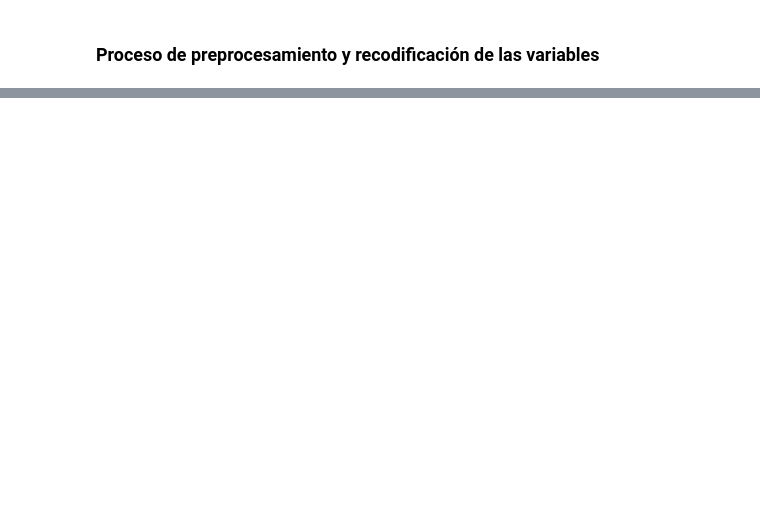
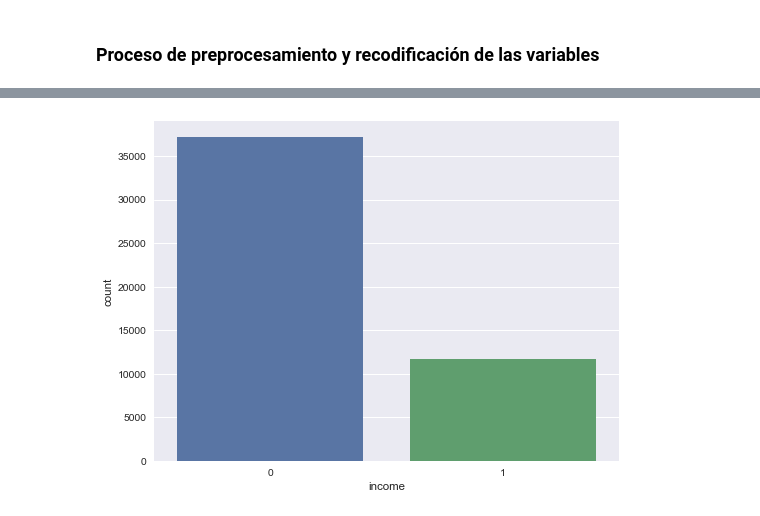
Before and after one commit to antosource/CursoDataScience, a Jupyter notebook: FundamentosDataScience/PruebaSalida/Hito2/Determinantes_del_ingreso.ipynb, the cells around one changed output, grey strips where cells are left out. Cells and saved outputs as stored; diff of their text form; code cells hidden in the pictures; blank space fills up the shorter version.

```diff
--- a/FundamentosDataScience/PruebaSalida/Hito2/Determinantes_del_ingreso.ipynb
+++ b/FundamentosDataScience/PruebaSalida/Hito2/Determinantes_del_ingreso.ipynb
@@ -69,0 +131,5 @@ df.describe().round(2)
+# %%
+sns.countplot(x=df['income'])
+plt.show()
+# %% [output]
+[figure, added]
```
Also changed, not shown: parts of 21 cells of this notebook, 3 other files.
